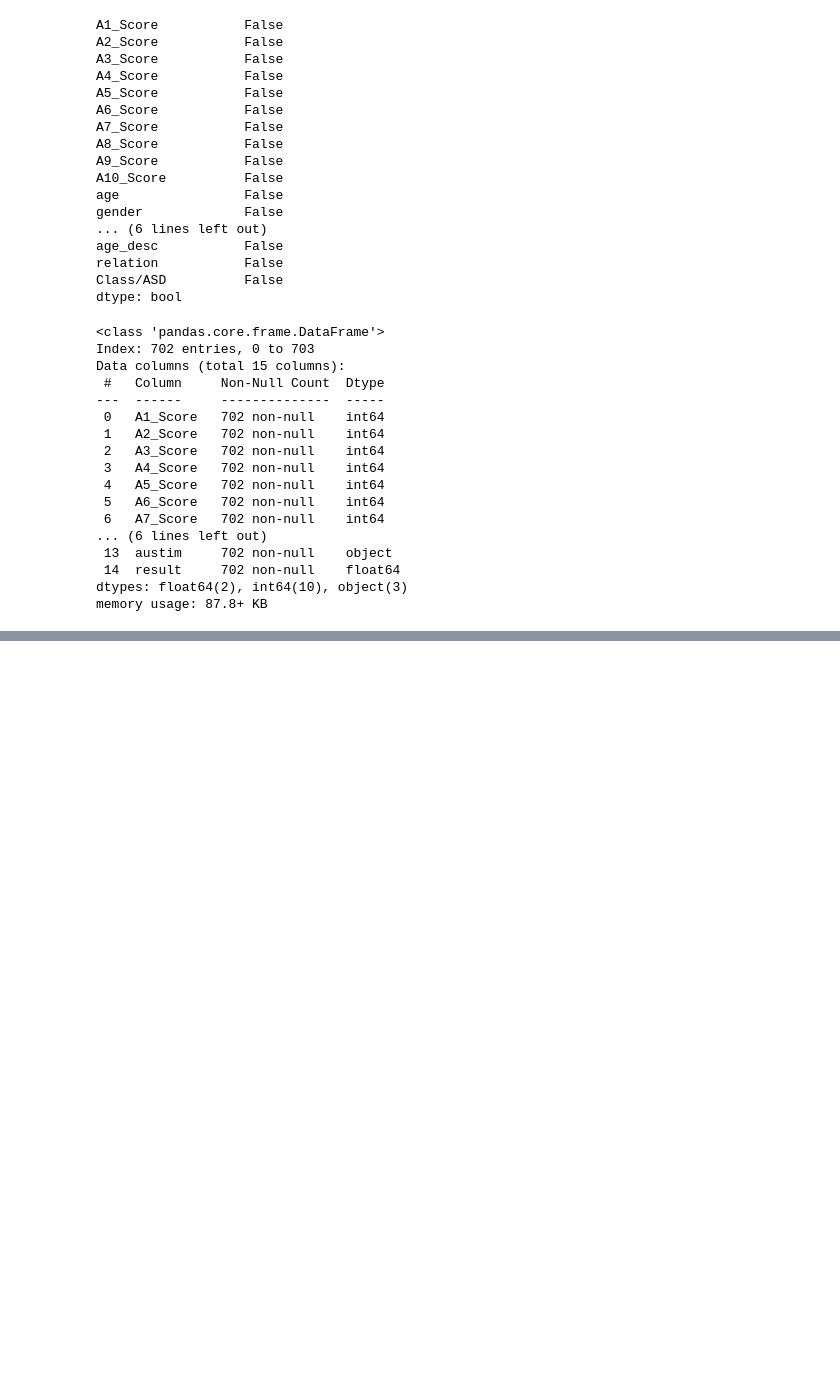
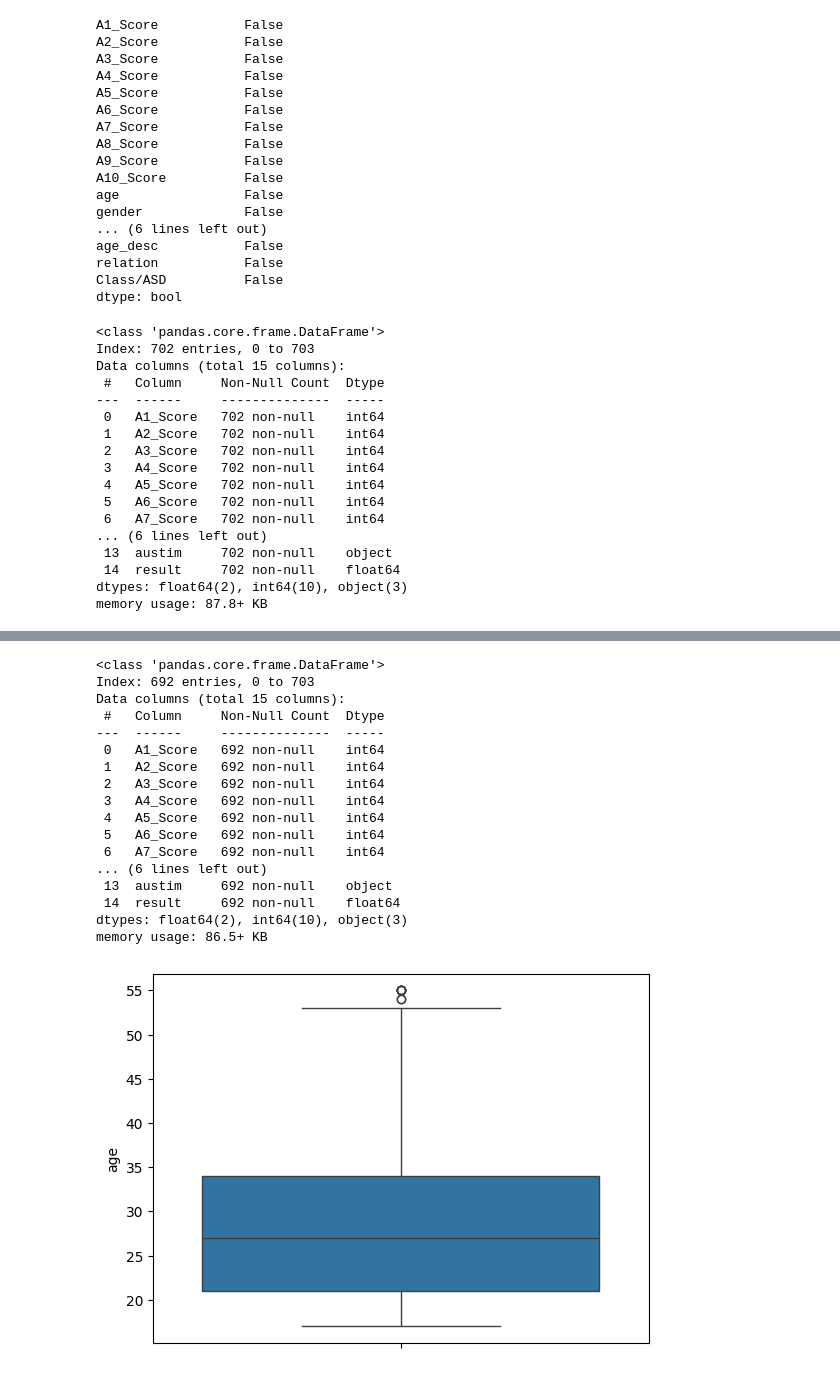
Before and after one commit to Rickisterr/Autism-Prediction, a Jupyter notebook: Autism Prediction Model/Prediction Model Build/Prediction_Model.ipynb, the cells around one changed output, grey strips where cells are left out. Drawn from its saved outputs; the diff is of its cells as text; code cells hidden in the pictures; blank space fills up the shorter version.

```diff
--- a/Autism Prediction Model/Prediction Model Build/Prediction_Model.ipynb
+++ b/Autism Prediction Model/Prediction Model Build/Prediction_Model.ipynb
@@ -112,0 +128,26 @@ memory usage: 87.8+ KB
+# %%
+# Removing outliers in age by limiting maximum age to upper limit (quartile3 + 1.5 * (quartile3 - quartile1))
+IQR = dataF['age'].quantile(0.75) - dataF['age'].quantile(0.25)
+Age_ULim = dataF['age'].quantile(0.75) + (1.5 * IQR)
+dataF = dataF[dataF['age'] < Age_ULim]
+sbn.boxplot(dataF['age'])
+dataF.info()
+# %% [output]
+<class 'pandas.core.frame.DataFrame'>
+Index: 692 entries, 0 to 703
+Data columns (total 15 columns):
+ #   Column     Non-Null Count  Dtype
+---  ------     --------------  -----
+ 0   A1_Score   692 non-null    int64
+ 1   A2_Score   692 non-null    int64
+ 2   A3_Score   692 non-null    int64
+ 3   A4_Score   692 non-null    int64
+ 4   A5_Score   692 non-null    int64
+ 5   A6_Score   692 non-null    int64
+ 6   A7_Score   692 non-null    int64
+... (6 lines left out)
+ 13  austim     692 non-null    object
+ 14  result     692 non-null    float64
+dtypes: float64(2), int64(10), object(3)
+memory usage: 86.5+ KB
+[figure, added]
```
Also changed, not shown: parts of 14 cells of this notebook.
